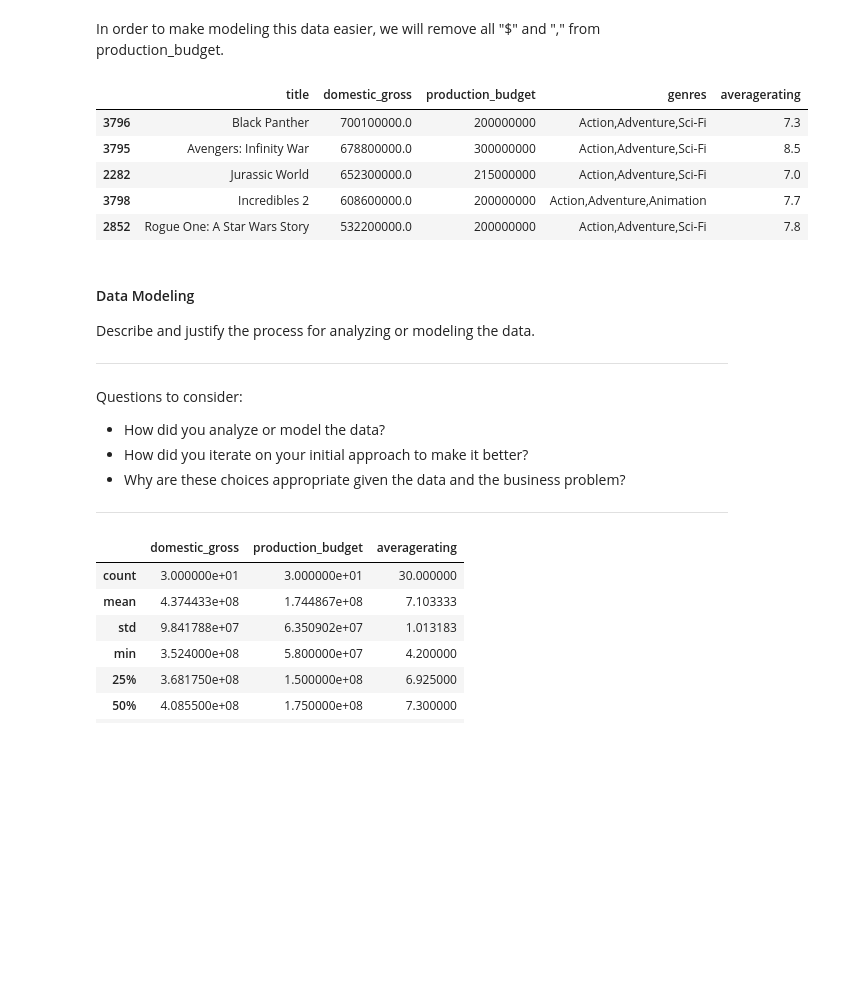
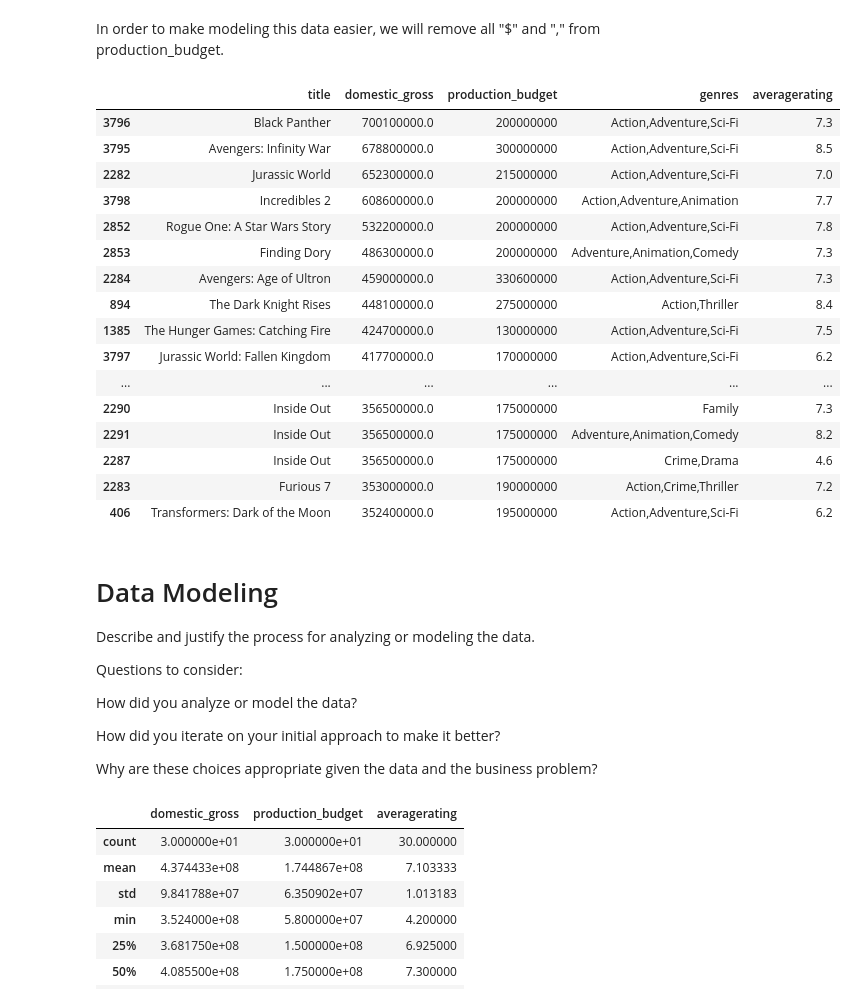
Before and after one commit to ashakeri92/dsc-phase-1-project-v2-3, a Jupyter notebook: analysis.ipynb, the cells around one changed output. Drawn from its saved outputs; the diff is of its cells as text; code cells hidden in the pictures; blank space fills up the shorter version.

```diff
--- a/analysis.ipynb
+++ b/analysis.ipynb
@@ -281,24 +291,36 @@ movie_combined_df.production_budget=movie_combined_df.production_budget.str.repl
 # %%
 movie_combined_df.production_budget=movie_combined_df.production_budget.astype(int)
 # %%
-movie_combined_df.head()
+movie_combined_df.head(30)
 # %% [output]
 |  | title | domestic_gross | production_budget | genres | averagerating |
 | 3796 | Black Panther | 700100000.0 | 200000000 | Action,Adventure,Sci-Fi | 7.3 |
 | 3795 | Avengers: Infinity War | 678800000.0 | 300000000 | Action,Adventure,Sci-Fi | 8.5 |
 | 2282 | Jurassic World | 652300000.0 | 215000000 | Action,Adventure,Sci-Fi | 7.0 |
 | 3798 | Incredibles 2 | 608600000.0 | 200000000 | Action,Adventure,Animation | 7.7 |
 | 2852 | Rogue One: A Star Wars Story | 532200000.0 | 200000000 | Action,Adventure,Sci-Fi | 7.8 |
+| 2853 | Finding Dory | 486300000.0 | 200000000 | Adventure,Animation,Comedy | 7.3 |
+| 2284 | Avengers: Age of Ultron | 459000000.0 | 330600000 | Action,Adventure,Sci-Fi | 7.3 |
+| 894 | The Dark Knight Rises | 448100000.0 | 275000000 | Action,Thriller | 8.4 |
+| 1385 | The Hunger Games: Catching Fire | 424700000.0 | 130000000 | Action,Adventure,Sci-Fi | 7.5 |
+| 3797 | Jurassic World: Fallen Kingdom | 417700000.0 | 170000000 | Action,Adventure,Sci-Fi | 6.2 |
+| ... | ... | ... | ... | ... | ... |
+| 2290 | Inside Out | 356500000.0 | 175000000 | Family | 7.3 |
+| 2291 | Inside Out | 356500000.0 | 175000000 | Adventure,Animation,Comedy | 8.2 |
+| 2287 | Inside Out | 356500000.0 | 175000000 | Crime,Drama | 4.6 |
+| 2283 | Furious 7 | 353000000.0 | 190000000 | Action,Crime,Thriller | 7.2 |
+| 406 | Transformers: Dark of the Moon | 352400000.0 | 195000000 | Action,Adventure,Sci-Fi | 6.2 |
 # %% [markdown]
-#### Data Modeling
+# Data Modeling
 Describe and justify the process for analyzing or modeling the data.
 
-***
 Questions to consider:
-* How did you analyze or model the data?
-* How did you iterate on your initial approach to make it better?
-* Why are these choices appropriate given the data and the business problem?
-***
+
+How did you analyze or model the data?
+
+How did you iterate on your initial approach to make it better?
+
+Why are these choices appropriate given the data and the business problem?
 # %%
 movie_combined_df.describe()
 # %% [output]
```
Also changed, not shown: parts of 9 cells of this notebook.
